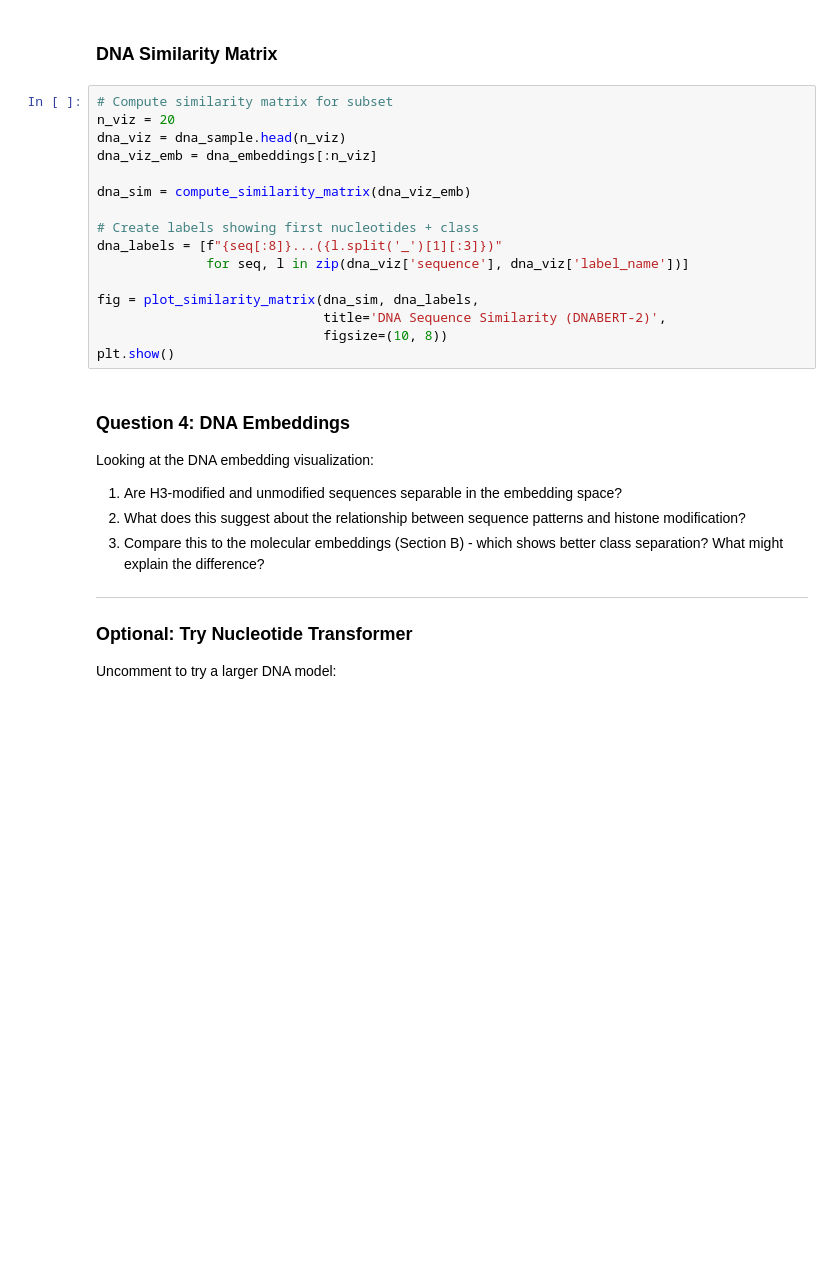
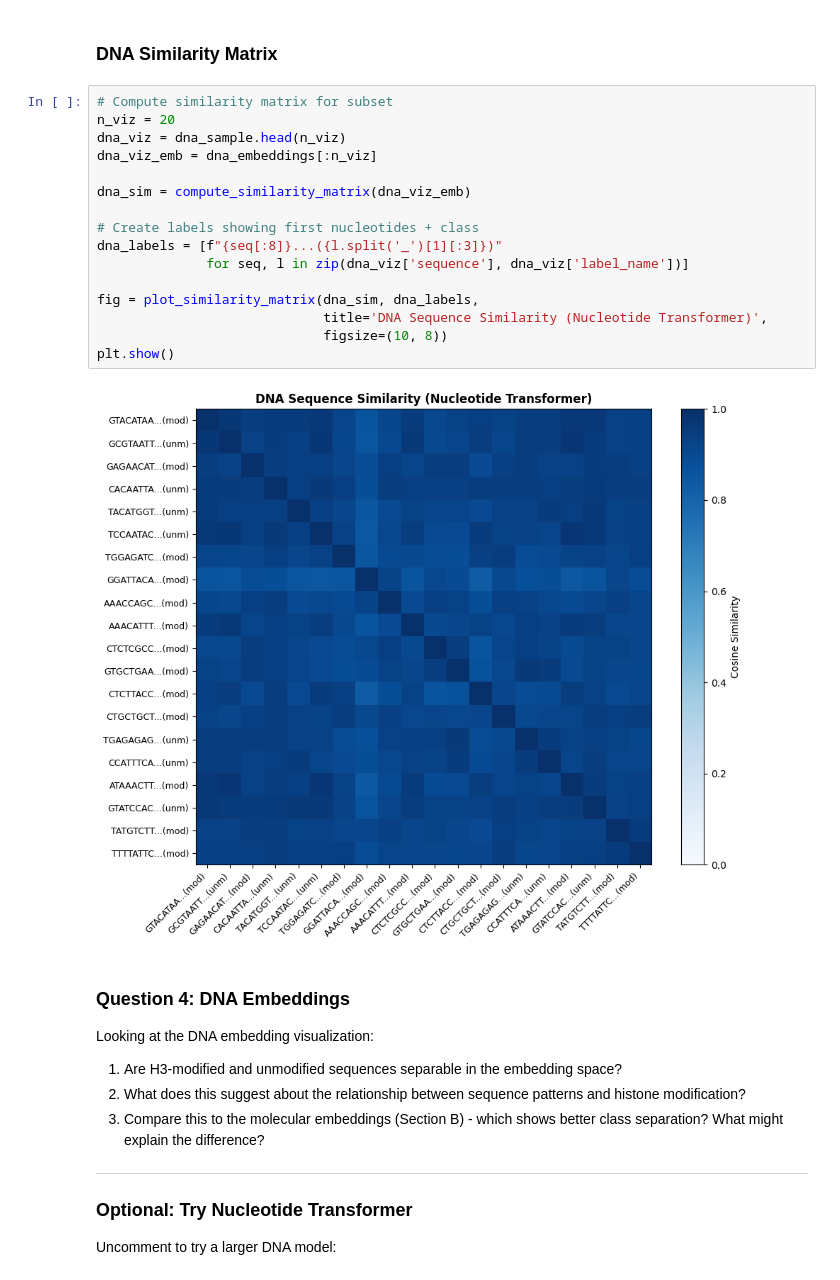
Before and after one commit to racousin/ai_for_sciences, a Jupyter notebook: day2/tp1_part2.ipynb, the cells around one changed output. Cells and saved outputs as stored; diff of their text form; blank space fills up the shorter version.

```diff
--- a/day2/tp1_part2.ipynb
+++ b/day2/tp1_part2.ipynb
@@ -786,19 +949,21 @@ plt.show()
 # %%
 # Compute similarity matrix for subset
 n_viz = 20
 dna_viz = dna_sample.head(n_viz)
 dna_viz_emb = dna_embeddings[:n_viz]
 
 dna_sim = compute_similarity_matrix(dna_viz_emb)
 
 # Create labels showing first nucleotides + class
 dna_labels = [f"{seq[:8]}...({l.split('_')[1][:3]})"
               for seq, l in zip(dna_viz['sequence'], dna_viz['label_name'])]
 
 fig = plot_similarity_matrix(dna_sim, dna_labels,
-                             title='DNA Sequence Similarity (DNABERT-2)',
+                             title='DNA Sequence Similarity (Nucleotide Transformer)',
                              figsize=(10, 8))
 plt.show()
+# %% [output]
+[figure, added]
 # %% [markdown]
 ### Question 4: DNA Embeddings
 
```
Also changed, not shown: parts of 26 cells of this notebook, 1 other file.
